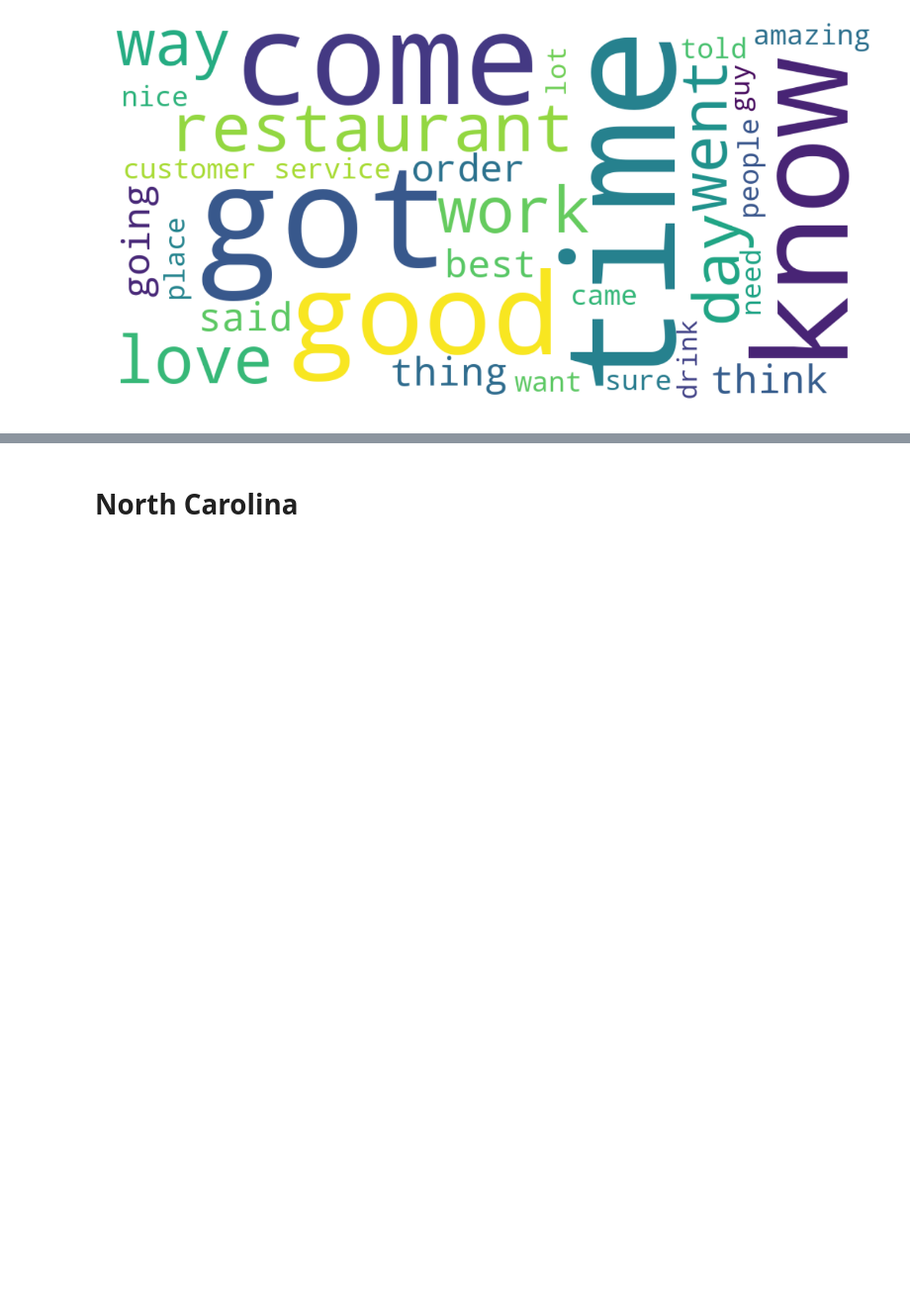
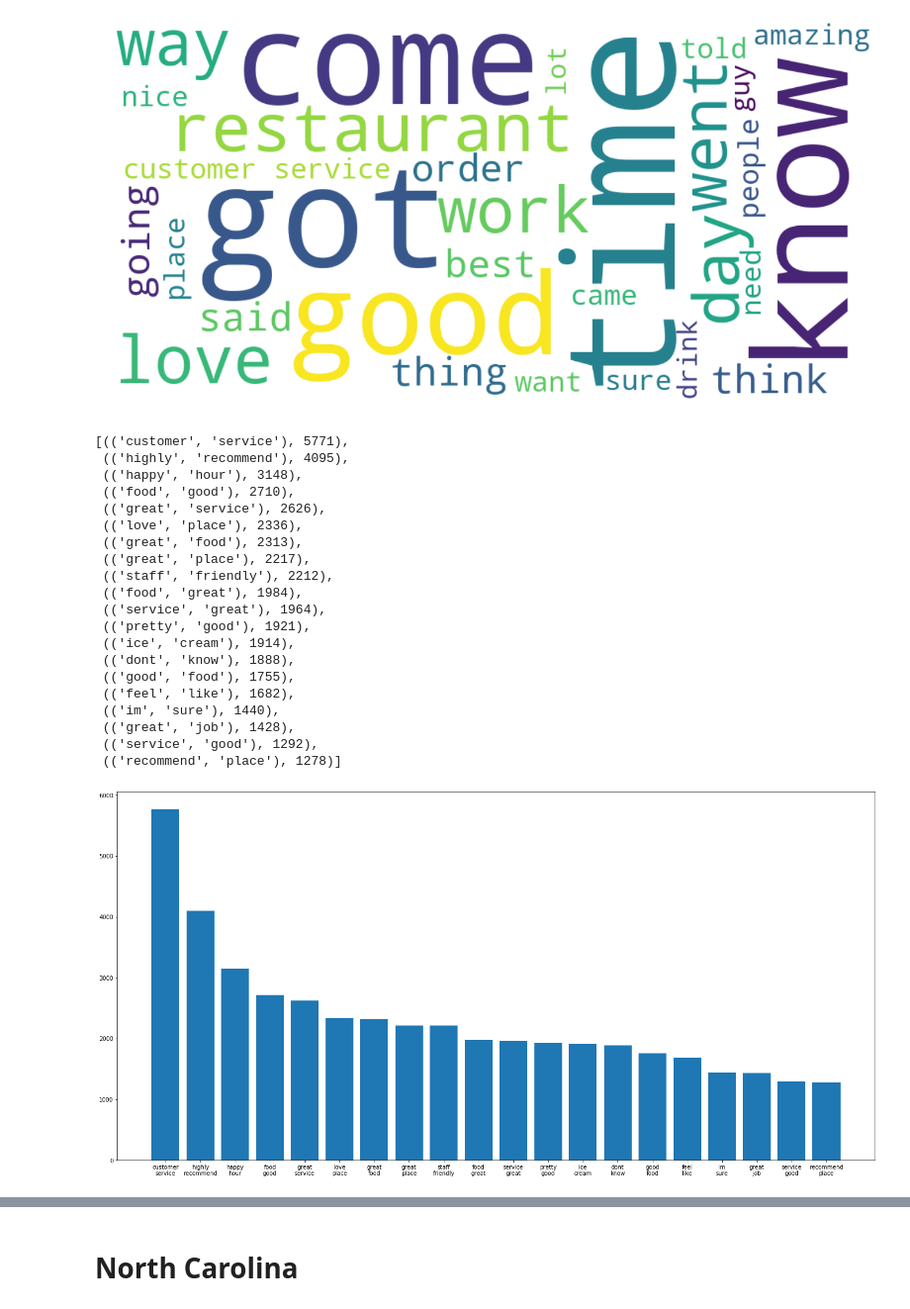
Before and after one commit to Daveedlee/yelp_NLP, a Jupyter notebook: cleaning_eda.ipynb, the cells around one changed output, grey strips where cells are left out. Shown at 99% size. Saved outputs shown, nothing was run; the diff lists cells and outputs as text; code cells hidden in the pictures; blank space fills up the shorter version.

```diff
--- a/cleaning_eda.ipynb
+++ b/cleaning_eda.ipynb
@@ -27,3 +80,29 @@ pickle.dump(clean_az, open('post_eda/eda_az.p', 'wb'))
 wordcloud_auto(clean_az)
 # %% [output]
 [figure]
+# %%
+az_bar = simple_bar('post_eda/eda_az.p', 2, 20)
+az_bar.barplot()
+az_bar.count
+# %% [output]
+[(('customer', 'service'), 5771),
+ (('highly', 'recommend'), 4095),
+ (('happy', 'hour'), 3148),
+ (('food', 'good'), 2710),
+ (('great', 'service'), 2626),
+ (('love', 'place'), 2336),
+ (('great', 'food'), 2313),
+ (('great', 'place'), 2217),
+ (('staff', 'friendly'), 2212),
+ (('food', 'great'), 1984),
+ (('service', 'great'), 1964),
+ (('pretty', 'good'), 1921),
+ (('ice', 'cream'), 1914),
+ (('dont', 'know'), 1888),
+ (('good', 'food'), 1755),
+ (('feel', 'like'), 1682),
+ (('im', 'sure'), 1440),
+ (('great', 'job'), 1428),
+ (('service', 'good'), 1292),
+ (('recommend', 'place'), 1278)]
+[figure, added]
```
Also changed, not shown: parts of 16 cells of this notebook, 1 other file.
